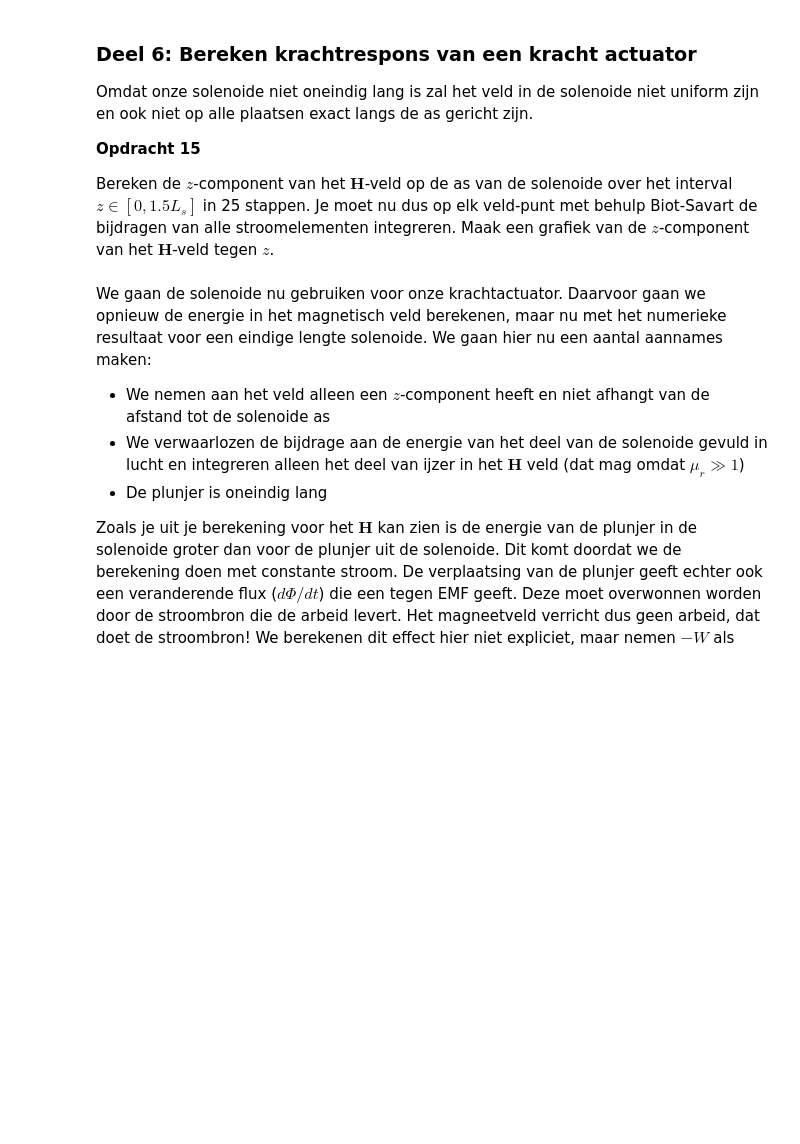
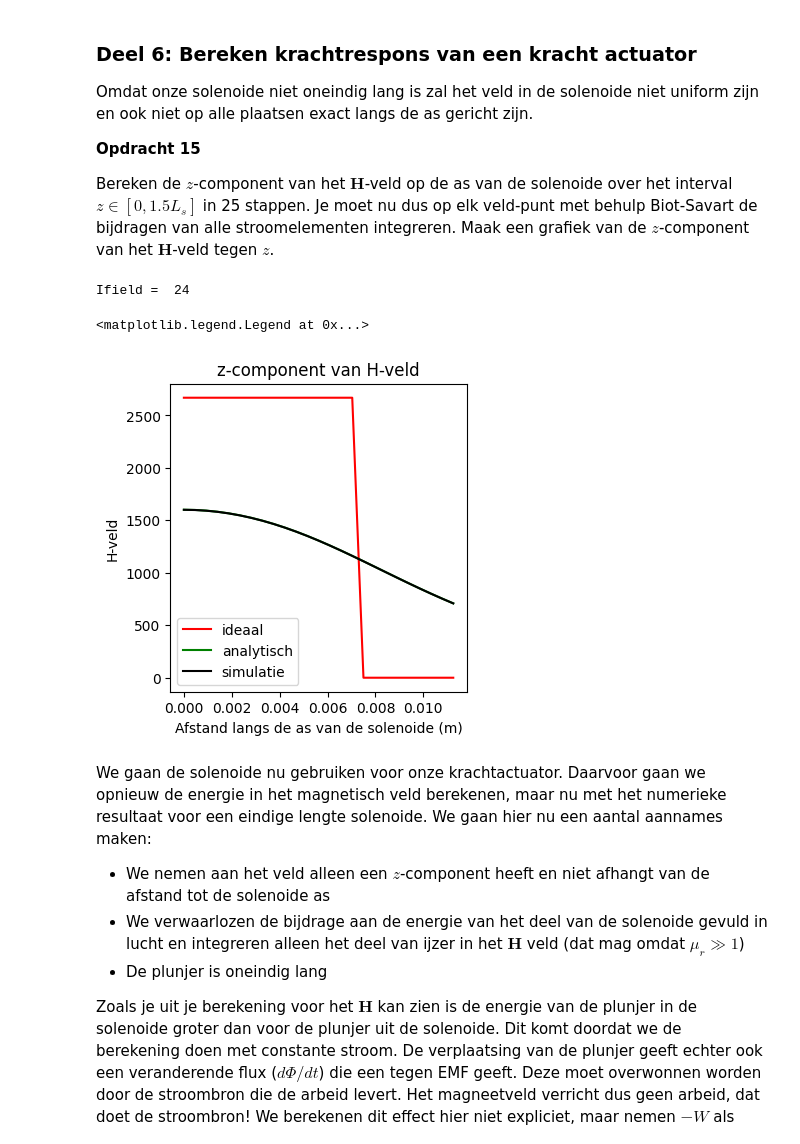
Before and after one commit to SebasvandenAkker/opdrachten-DEF-D, a Jupyter notebook: DigitaleOntwerpopdrachten/2KrachtactuatorOpdracht/KrachtactuatorOpdracht.ipynb, the cells around one changed output. Cells and saved outputs as stored; diff of their text form; code cells hidden in the pictures; blank space fills up the shorter version.

```diff
--- a/DigitaleOntwerpopdrachten/2KrachtactuatorOpdracht/KrachtactuatorOpdracht.ipynb
+++ b/DigitaleOntwerpopdrachten/2KrachtactuatorOpdracht/KrachtactuatorOpdracht.ipynb
@@ -459,3 +482,20 @@ Bereken het veld in het midden van de solenoide en vergelijk het met het analyti
 ###
 ###Jullie code hier###
 ###
+#dl is een kleinstukje draad en is dus het verschil tussen twee punten die elkaar opvolgen
+
+I = 0.5
+H_analytisch = spoed * I
+
+x,y,z = parametrisatie(N,r_sol,aantal_omwentelingen,L_sol)
+dl = np.column_stack((np.diff(x), np.diff(y), np.diff(z)))
+
+r_field = np.array([0,0,0])
+H_totaal = np.array([0.0, 0.0, 0.0])
+
+for i in range(len(dl)):
+    r_source = np.array([x[i], y[i], z[i]])
+    H_totaal += field_current_element(r_field,r_source, dl[i])
+
+print(f"H_z numeriek = {H_totaal[2]:.2f} A/m")
+print(f"H analytisch = {H_analytisch:.2f} A/m")
@@ -467,35 +510,56 @@ Omdat onze solenoide niet oneindig lang is zal het veld in de solenoide niet uni
 
 Bereken de $z$-component van het $\mathbf{H}$-veld op de as van de solenoide over het interval $z \in [0, 1.5L_s]$ in 25 stappen. Je moet nu dus op elk veld-punt met behulp Biot-Savart de bijdragen van alle stroomelementen integreren. Maak een grafiek van de $z$-component van het $\mathbf{H}$-veld tegen $z$.
 # %%
+
 n_ax=25
 z_ax=np.linspace(0, 1.5*L_sol/2, n_ax)
 H_ax=np.zeros((n_ax,1))
 
 for i_field in range(n_ax):
     print(f"\rIfield =  {i_field}", end="") # Print welk element van het veld nu berekend wordt.
     # Bepaal de field coordinate
-    Hsimulated=np.array([0,0,0], dtype='float64')
-    for i_source in np.arange(1, N):
+    r_field = np.array([0, 0, z_ax[i_field]])
+
+    Hsimulated=np.array([0.0,0.0,0.0], dtype='float64')
+    for i_source in range(len(x)-1):
         # Bepaal dl en r_source en gebruik
+        dl = np.array([
+            x[i_source+1] - x[i_source],
+            y[i_source+1] - y[i_source],
+            z[i_source+1] - z[i_source]
+        ])
+        r_source = np.array([x[i_source], y[i_source], z[i_source]])
+
         Hsimulated += field_current_element(r_field, r_source, dl)
-        print(f"Ifield =  {i_field}", end="")
+
 
     # selecting the z-component
     H_ax[i_field,0]=Hsimulated[2]
 
-H_veld_ideaal=analytical_answer*np.ones(n_ax)*(1.0*(z_ax < L_sol/2))
+
+
+
+H_veld_ideaal = np.zeros(n_ax)
+H_veld_ideaal[np.abs(z_ax) < L_sol/2] = aantal_omwentelingen * I / L_sol
 
 # dit is nog een aardige analytische uitdrukking die je kan uitrekenen voor de z-component op de as van een solenoide met eindige lengte
-H_veld_analytisch=(aantal_omwent*I/L_sol/2)*((L_sol/2-z_ax)/np.sqrt((z_ax- L_sol/2)**2 + r_sol**2)+(L_sol/2+z_ax)/np.sqrt((z_ax+ L_sol/2)**2 + r_sol**2))
+H_veld_analytisch=(aantal_omwentelingen*I/L_sol/2)*((L_sol/2-z_ax)/np.sqrt((z_ax- L_sol/2)**2 + r_sol**2)+(L_sol/2+z_ax)/np.sqrt((z_ax+ L_sol/2)**2 + r_sol**2))
+
+
 
 plt.figure(figsize=[13,4])
 plt.subplot(131)
-plt.title('z-component van B-veld')
+plt.title('z-component van H-veld')
 plt.plot(z_ax, H_veld_ideaal, '-r', label='ideaal')
 plt.plot(z_ax, H_veld_analytisch, '-g', label='analytisch')
 plt.plot(z_ax, H_ax, '-k', label='simulatie')
 plt.xlabel('Afstand langs de as van de solenoide (m)')
-plt.ylabel('B-veld (Tesla)')
+plt.ylabel('H-veld')
+plt.legend()
+# %% [output]
+Ifield =  24
+<matplotlib.legend.Legend at 0x...>
+[figure, added]
 # %% [markdown]
 We gaan de solenoide nu gebruiken voor onze krachtactuator. Daarvoor gaan we opnieuw de energie in het magnetisch veld berekenen, maar nu met het numerieke resultaat voor een eindige lengte solenoide. We gaan hier nu een aantal aannames maken:
 * We nemen aan het veld alleen een $z$-component heeft en niet afhangt van de afstand tot de solenoide as
```
Also changed, not shown: parts of 18 cells of this notebook, 1 other file.
